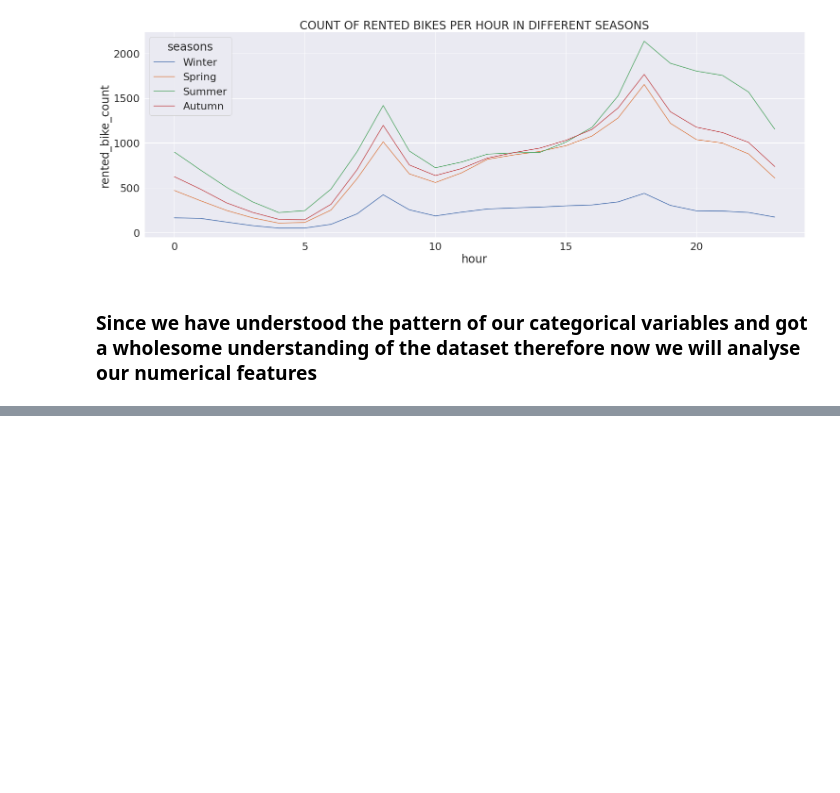
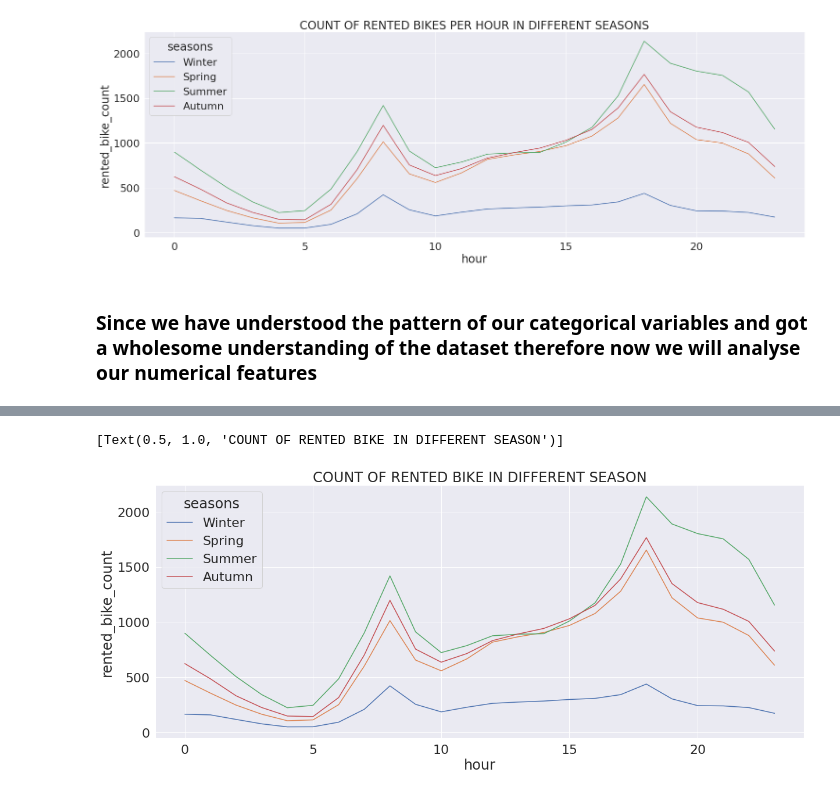
Before and after one commit to ParthSharma1197/EDA-Capston-Bike-Sharing-Demand-Prediction-, a Jupyter notebook: Bike_Sharing_Demand_Prediction_Capstone_Project.ipynb, the cells around one changed output, grey strips where cells are left out. Cells and saved outputs as stored; diff of their text form; code cells hidden in the pictures; blank space fills up the shorter version.

```diff
--- a/Bike_Sharing_Demand_Prediction_Capstone_Project.ipynb
+++ b/Bike_Sharing_Demand_Prediction_Capstone_Project.ipynb
@@ -454,0 +465,8 @@ ax.set(title='COUNT OF RENTED BIKES PER HOUR IN DIFFERENT SEASONS')
+# %%
+#COUNT OF RENTED BIKE IN DIFFERENT SEASON
+fig,ax=plt.subplots(figsize=(20,8))
+sns.lineplot(data=df_Rbike,x='hour',y='rented_bike_count',hue='seasons',ci=None)
+ax.set(title='COUNT OF RENTED BIKE IN DIFFERENT SEASON')
+# %% [output]
+[Text(0.5, 1.0, 'COUNT OF RENTED BIKE IN DIFFERENT SEASON')]
+[figure, added]
```
Also changed, not shown: parts of 31 cells of this notebook.
